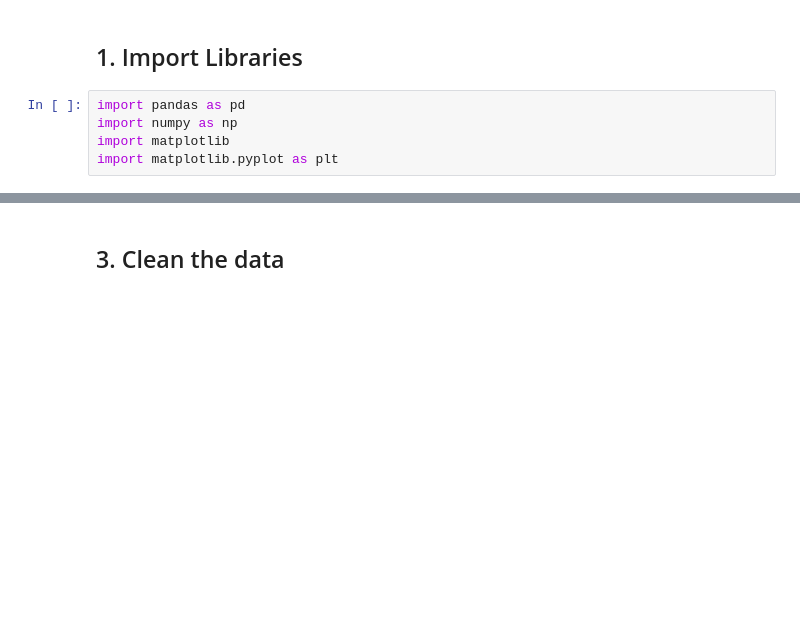
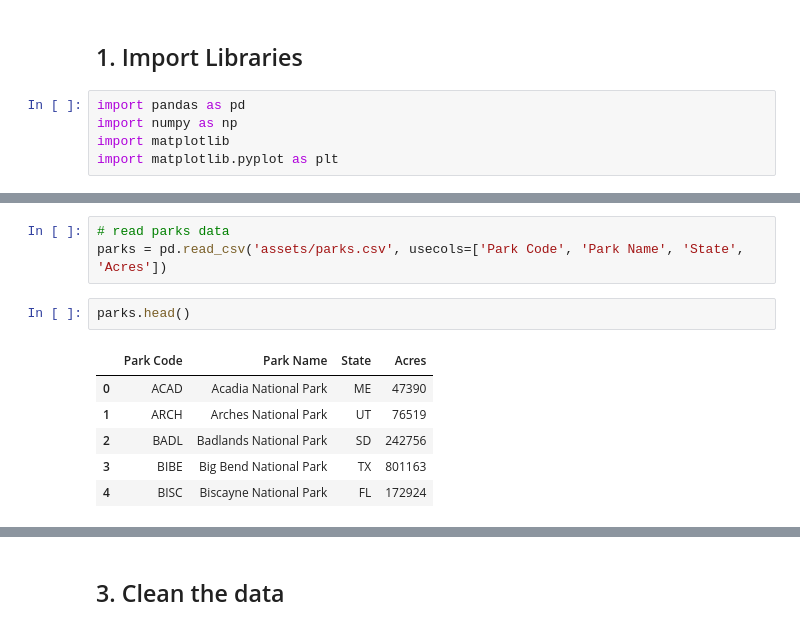
Before and after one commit to slee502/Biodiversity_in_Parks, a Jupyter notebook: Biodiversity_Project.ipynb, the cells around one changed output, grey strips where cells are left out. Saved outputs shown, nothing was run; the diff lists cells and outputs as text; blank space fills up the shorter version.

```diff
--- a/Biodiversity_Project.ipynb
+++ b/Biodiversity_Project.ipynb
@@ -18,3 +22,15 @@ df_species.head()
 | 2 | Acadia National Park | Mammal | Canis latrans | Coyote, Eastern Coyote | Present | Not Native | Common | ... |
 | 3 | Acadia National Park | Mammal | Canis lupus | Eastern Timber Wolf, Gray Wolf, T... | Not Confirmed | Native | NaN | ... |
 | 4 | Acadia National Park | Mammal | Vulpes vulpes | Black Fox, Cross Fox, Eastern Red... | Present | Unknown | Common | ... |
+# %%
+# read parks data
+parks = pd.read_csv('assets/parks.csv', usecols=['Park Code', 'Park Name', 'State', 'Acres'])
+# %%
+parks.head()
+# %% [output]
+|  | Park Code | Park Name | State | Acres |
+| 0 | ACAD | Acadia National Park | ME | 47390 |
+| 1 | ARCH | Arches National Park | UT | 76519 |
+| 2 | BADL | Badlands National Park | SD | 242756 |
+| 3 | BIBE | Big Bend National Park | TX | 801163 |
+| 4 | BISC | Biscayne National Park | FL | 172924 |
```
Also changed, not shown: parts of 16 cells of this notebook.
